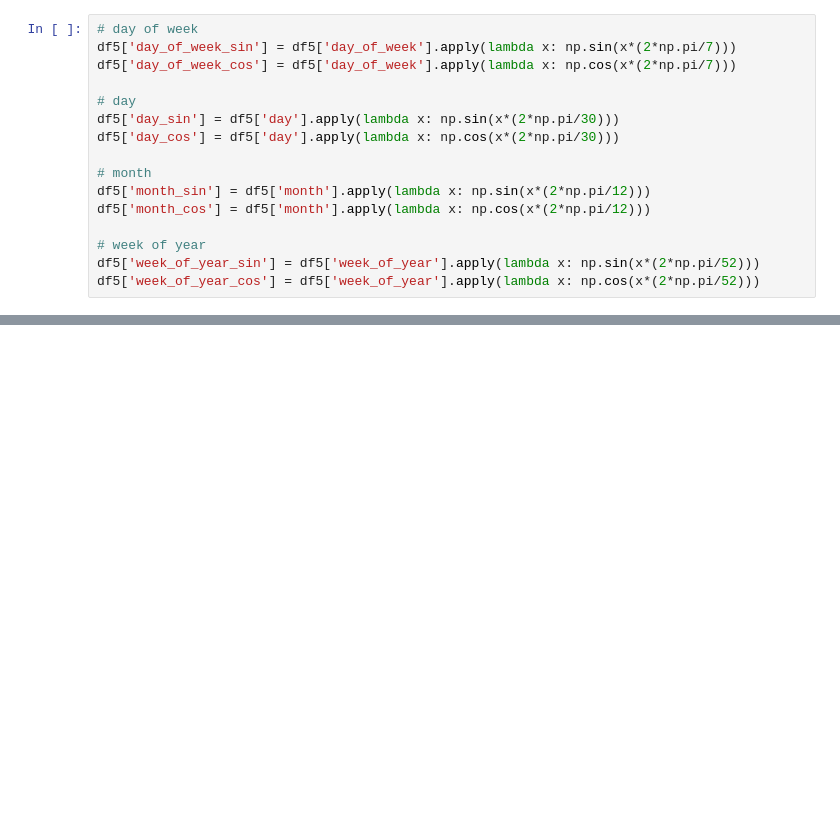
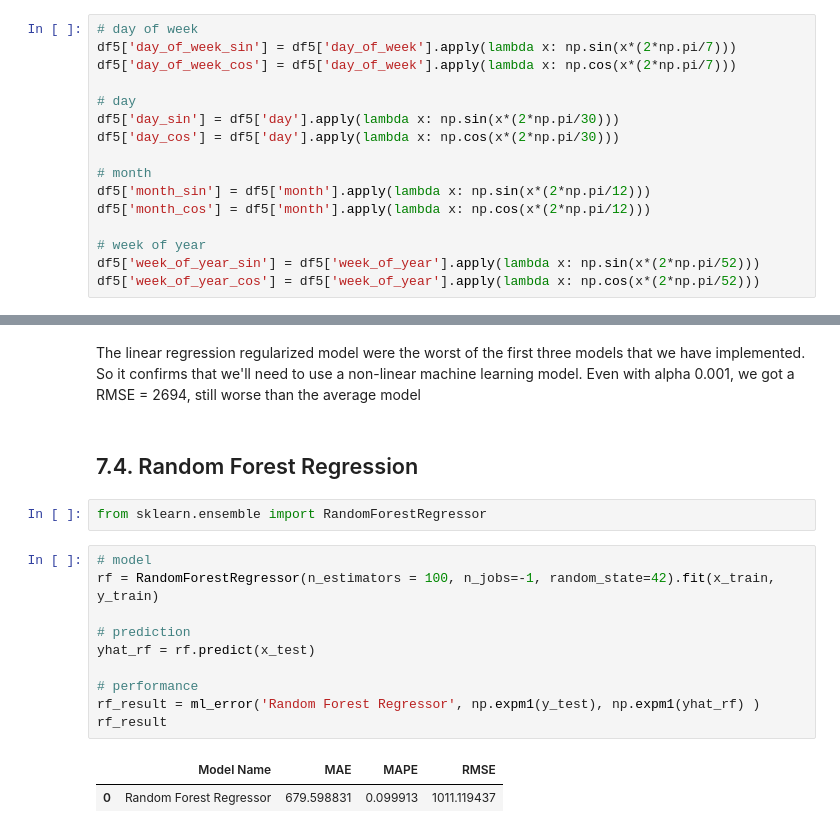
Before and after one commit to cainrodrigues/data_science_em_producao, a Jupyter notebook: m06_v01_store_sales_prediction.ipynb, the cells around one changed output, grey strips where cells are left out. Drawn from its saved outputs; the diff is of its cells as text; blank space fills up the shorter version.

```diff
--- a/m06_v01_store_sales_prediction.ipynb
+++ b/m06_v01_store_sales_prediction.ipynb
@@ -1148,0 +1147,20 @@ Even with alpha 0.001, we got a RMSE = 2694, still worse than the average model
+# %% [markdown]
+The linear regression regularized model were the worst of the first three models that we have implemented. So it confirms that we'll need to use a non-linear machine learning model.
+Even with alpha 0.001, we got a RMSE = 2694, still worse than the average model
+# %% [markdown]
+## 7.4. Random Forest Regression
+# %%
+from sklearn.ensemble import RandomForestRegressor
+# %%
+# model
+rf = RandomForestRegressor(n_estimators = 100, n_jobs=-1, random_state=42).fit(x_train, y_train)
+
+# prediction
+yhat_rf = rf.predict(x_test)
+
+# performance
+rf_result = ml_error('Random Forest Regressor', np.expm1(y_test), np.expm1(yhat_rf) )
+rf_result
+# %% [output]
+|  | Model Name | MAE | MAPE | RMSE |
+| 0 | Random Forest Regressor | 679.598831 | 0.099913 | 1011.119437 |
```
Also changed, not shown: parts of 55 cells of this notebook.
